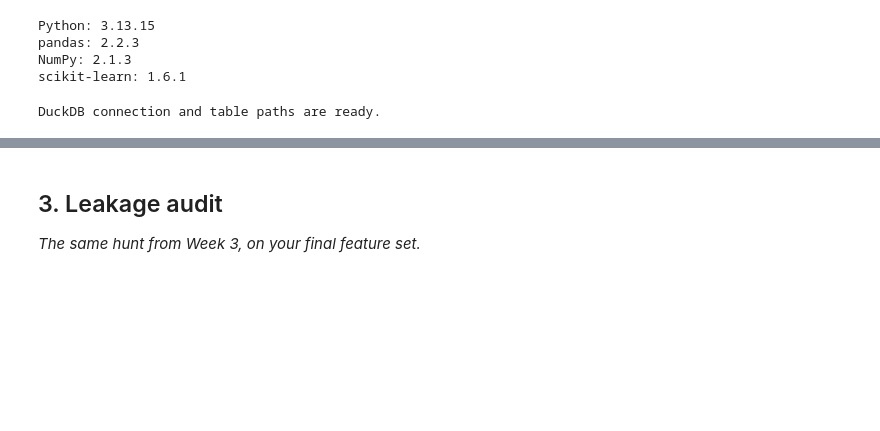
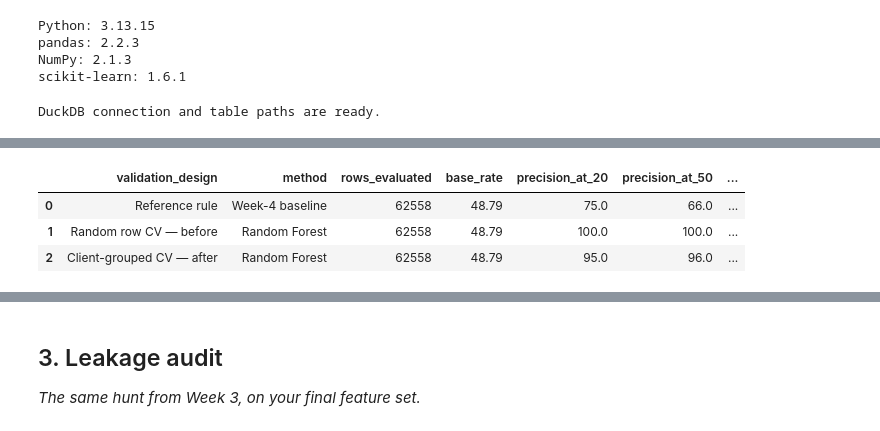
Before and after one commit to bsiddan25/Flyrankproject, a Jupyter notebook: work/notebooks/w06_validation_audit.ipynb, the cells around one changed output, grey strips where cells are left out. Cells and saved outputs as stored; diff of their text form; code cells hidden in the pictures; blank space fills up the shorter version.

```diff
--- a/work/notebooks/w06_validation_audit.ipynb
+++ b/work/notebooks/w06_validation_audit.ipynb
@@ -166,0 +674,56 @@ print(f"Monthly summary rows: {len(monthly_summary):,}")
+# %%
+baseline_qualifies = (
+    (development["mar_impressions"] >= 300)
+    & (development["recent_change_pct"] < -20)
+)
+
+baseline_scores = np.where(
+    baseline_qualifies,
+    (
+        development["mar_impressions"]
+        - development["apr_impressions"]
+    ),
+    0,
+)
+# %%
+validation_comparison = pd.DataFrame([
+    evaluate_scores(
+        validation_design="Reference rule",
+        method="Week-4 baseline",
+        y_true=y,
+        scores=baseline_scores,
+    ),
+    evaluate_scores(
+        validation_design="Random row CV — before",
+        method="Random Forest",
+        y_true=y,
+        scores=random_oof_scores,
+    ),
+    evaluate_scores(
+        validation_design="Client-grouped CV — after",
+        method="Random Forest",
+        y_true=y,
+        scores=grouped_oof_scores,
+    ),
+])
+
+percentage_columns = [
+    "base_rate",
+    "precision_at_20",
+    "precision_at_50",
+    "precision_at_100",
+    "average_precision",
+    "roc_auc",
+]
+
+validation_comparison[percentage_columns] = (
+    100
+    * validation_comparison[percentage_columns]
+).round(2)
+
+display(validation_comparison)
+# %% [output]
+|  | validation_design | method | rows_evaluated | base_rate | precision_at_20 | precision_at_50 | ... |
+| 0 | Reference rule | Week-4 baseline | 62558 | 48.79 | 75.0 | 66.0 | ... |
+| 1 | Random row CV — before | Random Forest | 62558 | 48.79 | 100.0 | 100.0 | ... |
+| 2 | Client-grouped CV — after | Random Forest | 62558 | 48.79 | 95.0 | 96.0 | ... |
```
Also changed, not shown: parts of 25 cells of this notebook.
